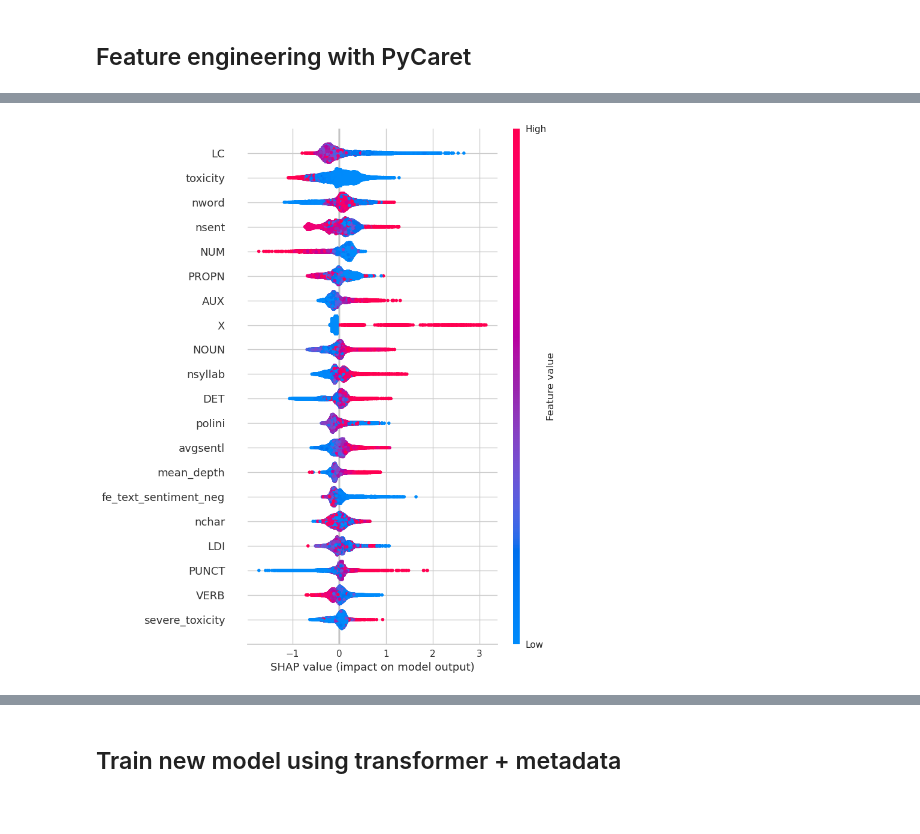
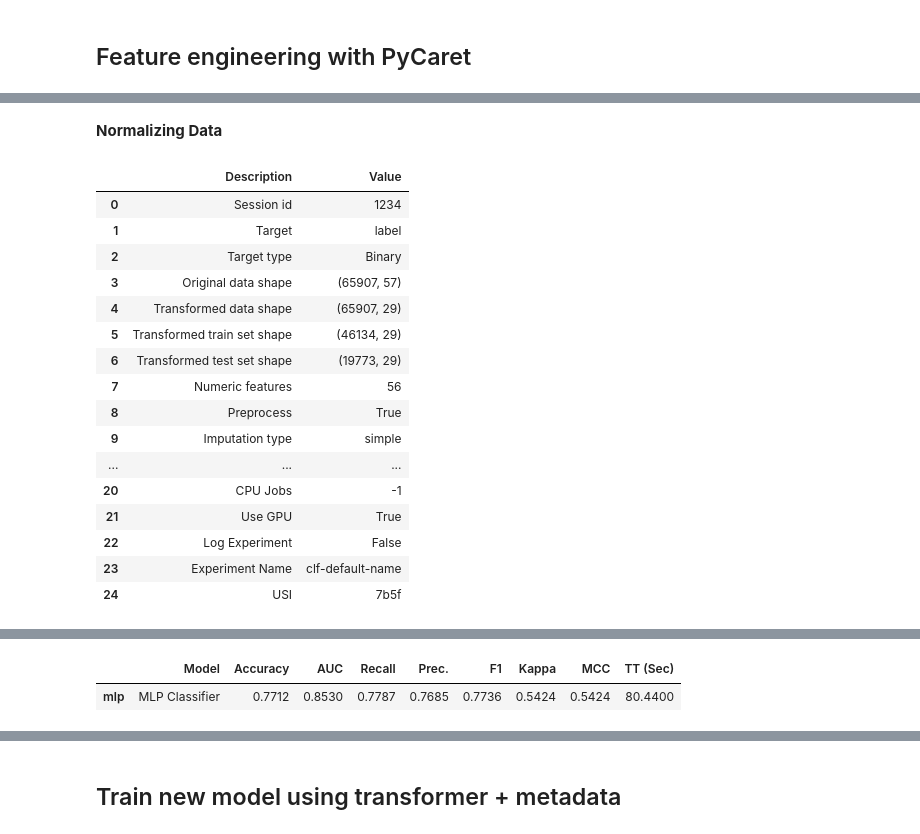
Before and after one commit to AlbertoUAH/autexTification, a Jupyter notebook: src/AuTexTification_fe_attached_models.ipynb, the cells around one changed output, grey strips where cells are left out. Drawn from its saved outputs; the diff is of its cells as text; code cells hidden in the pictures.

```diff
--- a/src/AuTexTification_fe_attached_models.ipynb
+++ b/src/AuTexTification_fe_attached_models.ipynb
@@ -147,4 +126,28 @@ __Most relevant features__
-# %%
-interpret_model(best_model[0])
-# %% [output]
-[figure, removed]
+# %% [markdown]
+__Normalizing Data__
+# %%
+# -- AutoML:
+# ---- Fix imbalance
+pd.set_option('display.max_rows', None)
+s = setup(data = autextification_df, target = 'label', numeric_features=list(autextification_df.columns)[1:],
+          feature_selection_method='classic', categorical_features = [], session_id=1234, feature_selection=True,
+          n_features_to_select=0.5, fix_imbalance=False, use_gpu=True, normalize=True)
+best_model = compare_models(sort = 'F1', n_select=4, cross_validation=False, include=['mlp'], turbo=False)
+# %% [output]
+|  | Description | Value |
+| 0 | Session id | 1234 |
+| 1 | Target | label |
+| 2 | Target type | Binary |
+| 3 | Original data shape | (65907, 57) |
+| 4 | Transformed data shape | (65907, 29) |
+| 5 | Transformed train set shape | (46134, 29) |
+| 6 | Transformed test set shape | (19773, 29) |
+| 7 | Numeric features | 56 |
+| 8 | Preprocess | True |
+| 9 | Imputation type | simple |
+| ... | ... | ... |
+| 20 | CPU Jobs | -1 |
+| 21 | Use GPU | True |
+| 22 | Log Experiment | False |
+| 23 | Experiment Name | clf-default-name |
+| 24 | USI | 7b5f |
@@ -150,0 +155,2 @@ interpret_model(best_model[0])
+|  | Model | Accuracy | AUC | Recall | Prec. | F1 | Kappa | MCC | TT (Sec) |
+| mlp | MLP Classifier | 0.7712 | 0.8530 | 0.7787 | 0.7685 | 0.7736 | 0.5424 | 0.5424 | 80.4400 |
```
Also changed, not shown: parts of 33 cells of this notebook, 1 other file.
